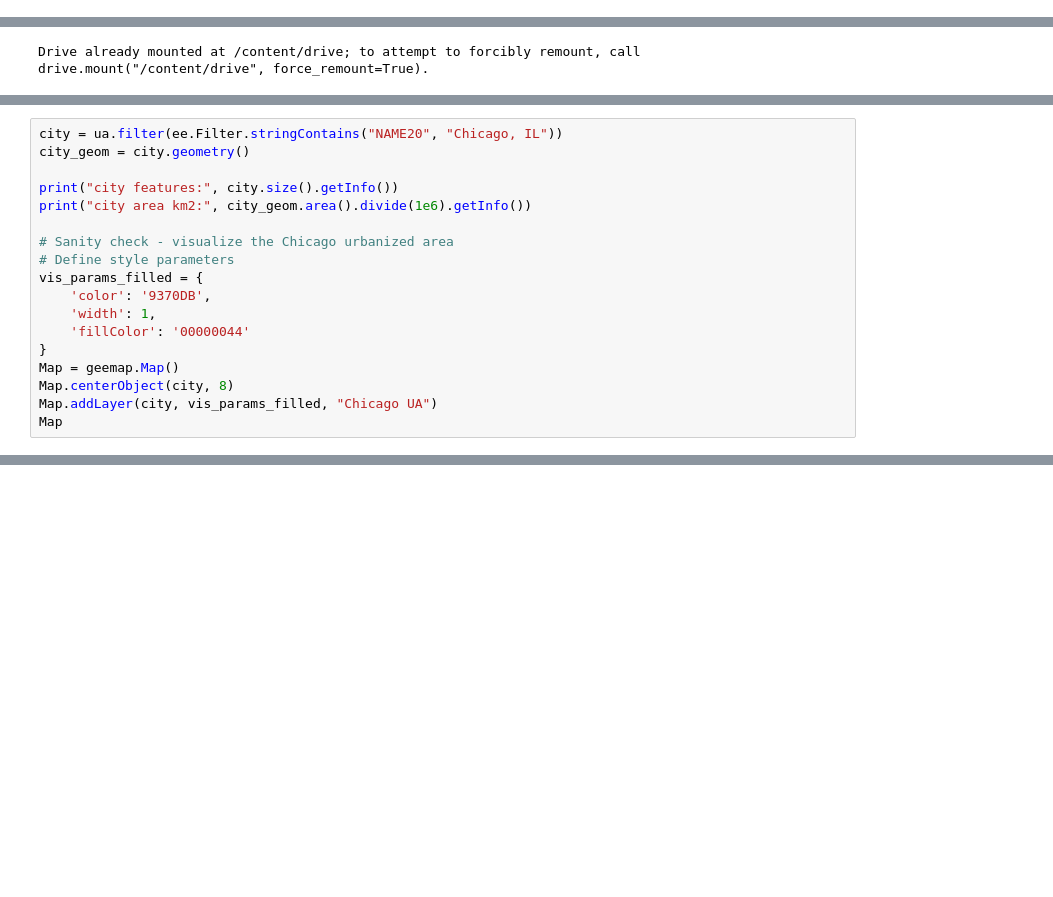
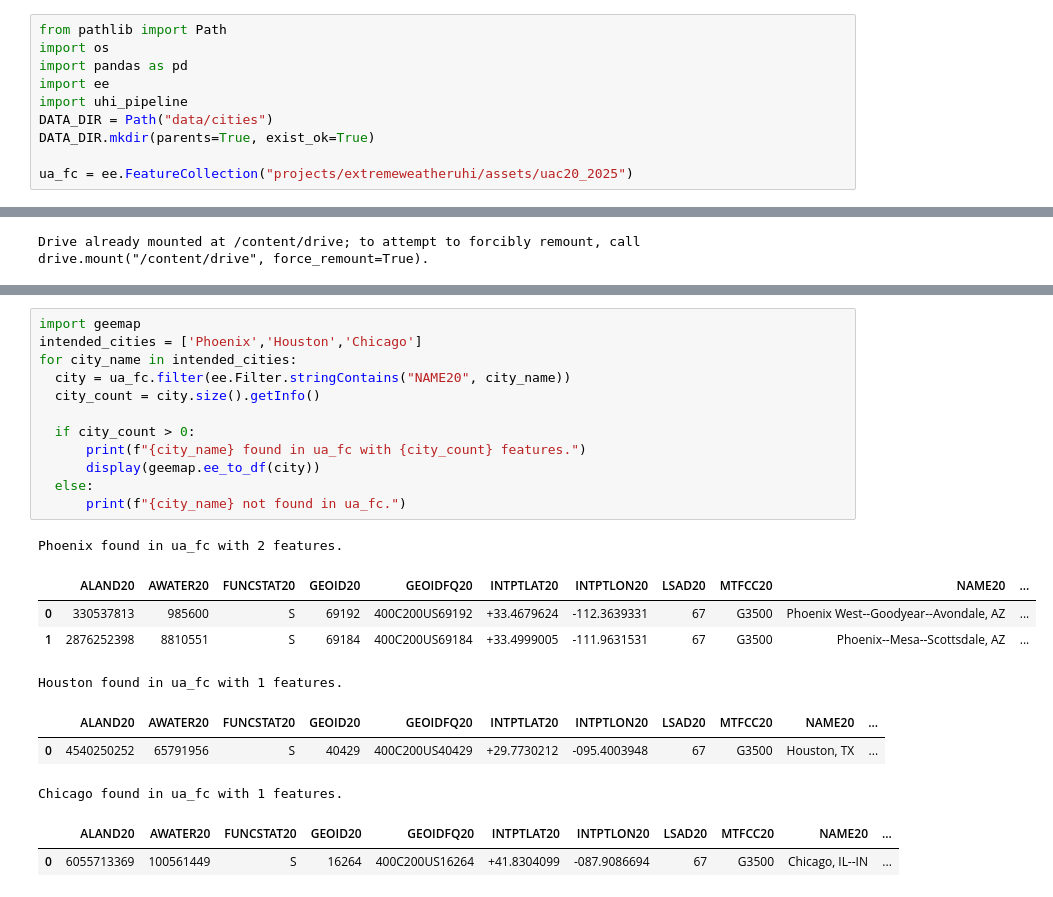
Before and after one commit to cchen744/uhi-extreme-heat-response, a Jupyter notebook: notebooks/01_data_exploration.ipynb, the cells around one changed output, grey strips where cells are left out. Drawn from its saved outputs; the diff is of its cells as text; blank space fills up the shorter version.

Commit message:
UPDATE: update data cleaning and export with uhi_pipeline module

```diff
--- a/notebooks/01_data_exploration.ipynb
+++ b/notebooks/01_data_exploration.ipynb
@@ -21,6 +12,16 @@ from dateutil.relativedelta import relativedelta
 # %%
 ee.Authenticate()
 ee.Initialize(project='extremeweatheruhi')
+# %%
+from pathlib import Path
+import os
+import pandas as pd
+import ee
+import uhi_pipeline
+DATA_DIR = Path("data/cities")
+DATA_DIR.mkdir(parents=True, exist_ok=True)
+
+ua_fc = ee.FeatureCollection("projects/extremeweatheruhi/assets/uac20_2025")
 # %%
 from google.colab import drive
 drive.mount('/content/drive')
@@ -71,18 +29,0 @@ LCZ_SCALE_M = 100      # LCZ map nominal 100m
-# %%
-city = ua.filter(ee.Filter.stringContains("NAME20", "Chicago, IL"))
-city_geom = city.geometry()
-
-print("city features:", city.size().getInfo())
-print("city area km2:", city_geom.area().divide(1e6).getInfo())
-
-# Sanity check - visualize the Chicago urbanized area
-# Define style parameters
-vis_params_filled = {
-    'color': '9370DB',
-    'width': 1,
-    'fillColor': '00000044'
-}
-Map = geemap.Map()
-Map.centerObject(city, 8)
-Map.addLayer(city, vis_params_filled, "Chicago UA")
-Map
@@ -768,0 +86,23 @@ nothing added to commit but untracked files present (use "git add" to track)
+# %%
+import geemap
+intended_cities = ['Phoenix','Houston','Chicago']
+for city_name in intended_cities:
+  city = ua_fc.filter(ee.Filter.stringContains("NAME20", city_name))
+  city_count = city.size().getInfo()
+
+  if city_count > 0:
+      print(f"{city_name} found in ua_fc with {city_count} features.")
+      display(geemap.ee_to_df(city))
+  else:
+      print(f"{city_name} not found in ua_fc.")
+# %% [output]
+Phoenix found in ua_fc with 2 features.
+|  | ALAND20 | AWATER20 | FUNCSTAT20 | GEOID20 | GEOIDFQ20 | INTPTLAT20 | INTPTLON20 | LSAD20 | MTFCC20 | NAME20 | ... |
+| 0 | 330537813 | 985600 | S | 69192 | 400C200US69192 | +33.4679624 | -112.3639331 | 67 | G3500 | Phoenix West--Goodyear--Avondale, AZ | ... |
+| 1 | 2876252398 | 8810551 | S | 69184 | 400C200US69184 | +33.4999005 | -111.9631531 | 67 | G3500 | Phoenix--Mesa--Scottsdale, AZ | ... |
+Houston found in ua_fc with 1 features.
+|  | ALAND20 | AWATER20 | FUNCSTAT20 | GEOID20 | GEOIDFQ20 | INTPTLAT20 | INTPTLON20 | LSAD20 | MTFCC20 | NAME20 | ... |
+| 0 | 4540250252 | 65791956 | S | 40429 | 400C200US40429 | +29.7730212 | -095.4003948 | 67 | G3500 | Houston, TX | ... |
+Chicago found in ua_fc with 1 features.
+|  | ALAND20 | AWATER20 | FUNCSTAT20 | GEOID20 | GEOIDFQ20 | INTPTLAT20 | INTPTLON20 | LSAD20 | MTFCC20 | NAME20 | ... |
+| 0 | 6055713369 | 100561449 | S | 16264 | 400C200US16264 | +41.8304099 | -087.9086694 | 67 | G3500 | Chicago, IL--IN | ... |
```
Also changed, not shown: parts of 32 cells of this notebook.
